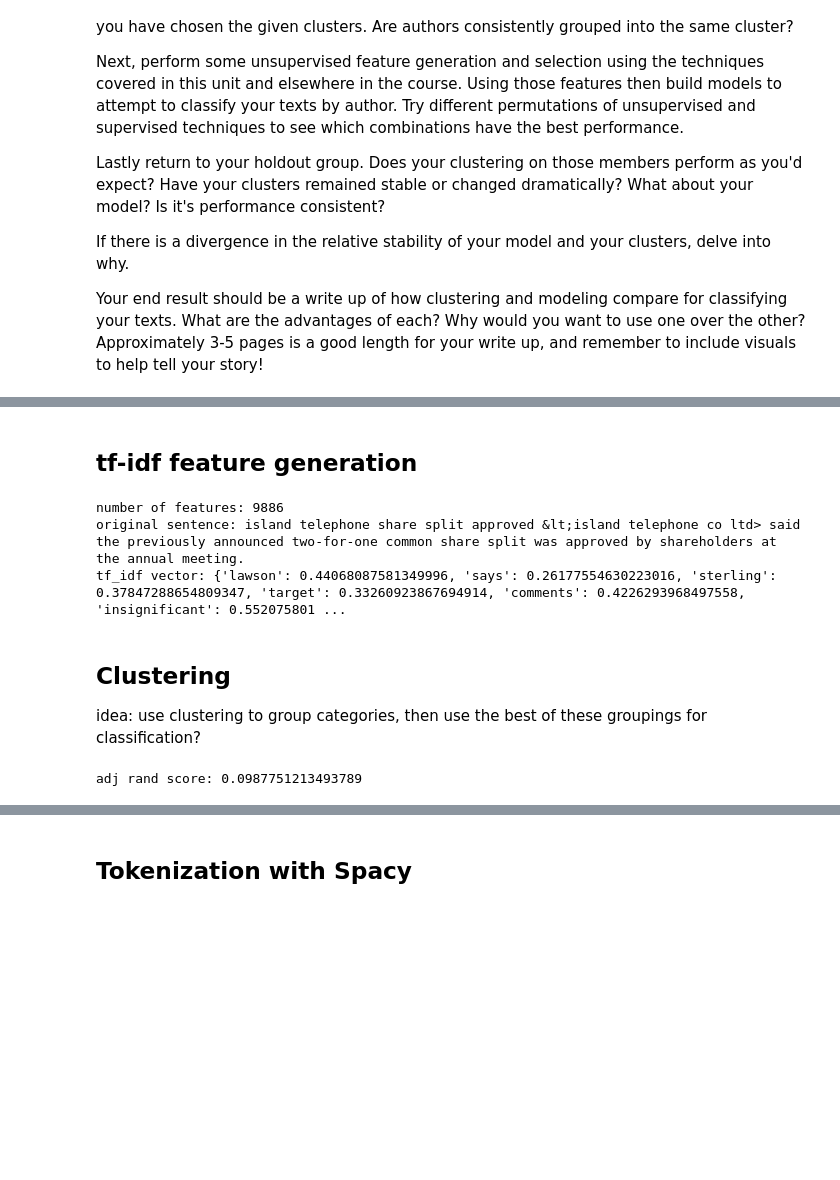
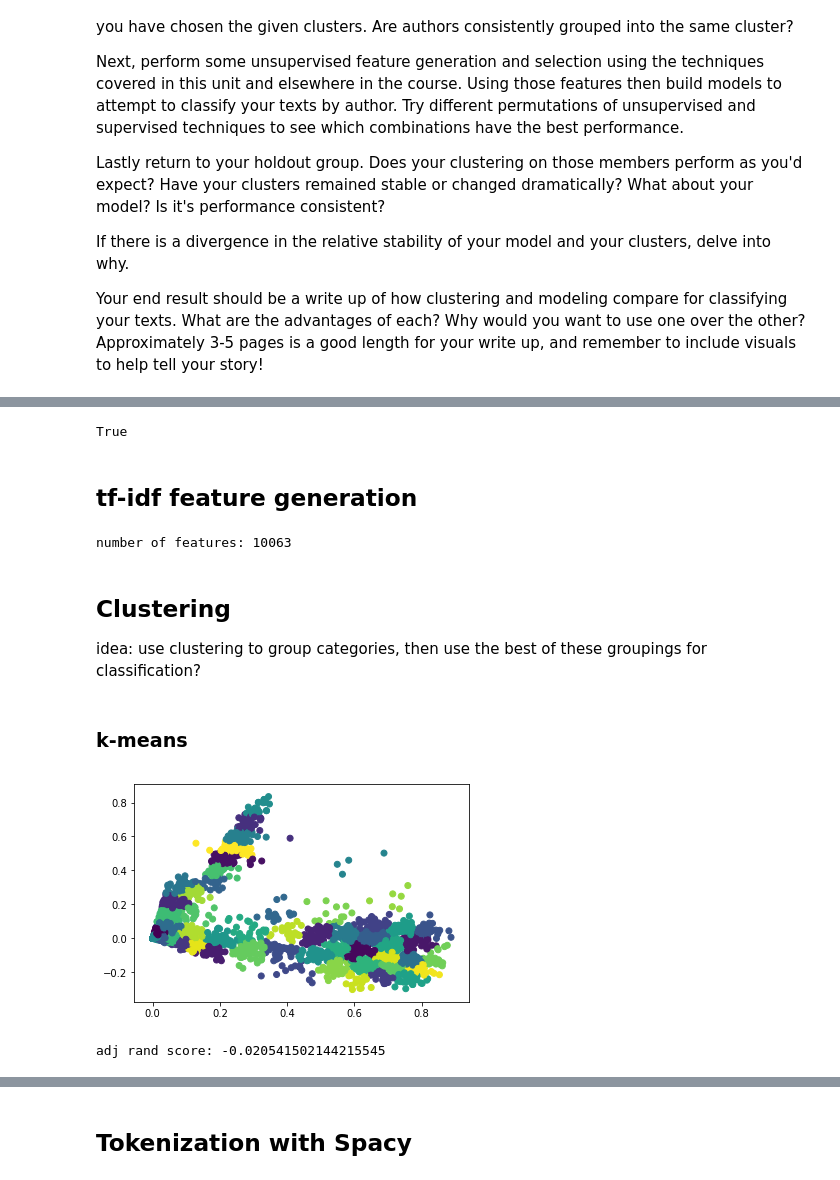
Before and after one commit to brianmcguckin/thinkful_unit_04_capstone, a Jupyter notebook: 04_capstone_v0.1.ipynb, the cells around one changed output, grey strips where cells are left out. Drawn from its saved outputs; the diff is of its cells as text; code cells hidden in the pictures; blank space fills up the shorter version.

```diff
--- a/04_capstone_v0.1.ipynb
+++ b/04_capstone_v0.1.ipynb
@@ -193,10 +155,30 @@ this should print True: True
+# %%
+#drop cats that are exclusive to train/test
+train_df = train_df[~train_df['category'].isin([x for x in train_cats if x not in test_cats])]
+test_df = test_df[~test_df['category'].isin([x for x in test_cats if x not in train_cats])]
+
+#should print true if above worked
+print(train_df['category'].nunique() == test_df['category'].nunique())
+# %% [output]
+True
+# %%
+from sklearn.model_selection import train_test_split
+
+X_train = train_df['text']
+y_train = train_df['category']
+
+X_train, X_validate, y_train, y_validate = train_test_split(
+    X_train, y_train, test_size=0.25)
+
+X_test = test_df['text']
+y_test = test_df['category']
 # %% [markdown]
 ## tf-idf feature generation
 # %%
 from sklearn.feature_extraction.text import TfidfVectorizer
 
 vectorizer = TfidfVectorizer(max_df=0.5,
-                             min_df = 3,
+                             min_df=2,
                              stop_words='english',
                              lowercase=False,
                              use_idf=True,
@@ -211,16 +193,15 @@ X_train_tfidf_csr = X_train_tfidf.tocsr()
 n = X_train_tfidf_csr.shape[0]
 tfidf_dicts = [{} for _ in range(0,n)]
 terms = vectorizer.get_feature_names()
+
 for i, j in zip(*X_train_tfidf_csr.nonzero()):
     tfidf_dicts[i][terms[j]] = X_train_tfidf_csr[i,j]
 
 #since log base 2 of 1 = 0, tf-idf of 0 means word was present once
-print('original sentence:', X_train[5])
-print('tf_idf vector:', tfidf_dicts[5])
+#print('original sentence:', X_train[3])
+#print('tf_idf vector:', tfidf_dicts[3])
 # %% [output]
-number of features: 9886
-original sentence: island telephone share split approved &lt;island telephone co ltd> said the previously announced two-for-one common share split was approved by shareholders at the annual meeting.
-tf_idf vector: {'lawson': 0.44068087581349996, 'says': 0.26177554630223016, 'sterling': 0.37847288654809347, 'target': 0.33260923867694914, 'comments': 0.4226293968497558, 'insignificant': 0.552075801 ...
+number of features: 10063
 # %% [markdown]
 ## Clustering
 
@@ -232,11 +213,19 @@ from sklearn.pipeline import make_pipeline
 
 X_train_norm = normalize(X_train_tfidf)
 X_train_svd = TruncatedSVD(2).fit_transform(X_train_norm)
+# %% [markdown]
+### k-means
 # %%
 from sklearn.cluster import KMeans, MiniBatchKMeans
 from sklearn.metrics import adjusted_rand_score, silhouette_score
 
-y_pred = KMeans(n_clusters=65).fit_predict(X_train_norm)
+kmeans = KMeans(n_clusters=52, init='k-means++', n_init=10)
+y_pred = kmeans.fit_predict(X_train_svd)
+
+plt.scatter(X_train_svd[:, 0], X_train_svd[:, 1], c=y_pred)
+plt.show()
+
 print('adj rand score: {}'.format(adjusted_rand_score(y_train, y_pred)))
 # %% [output]
+[figure, added]
-adj rand score: 0.0987751213493789
+adj rand score: -0.020541502144215545
```
Also changed, not shown: parts of 19 cells of this notebook.
